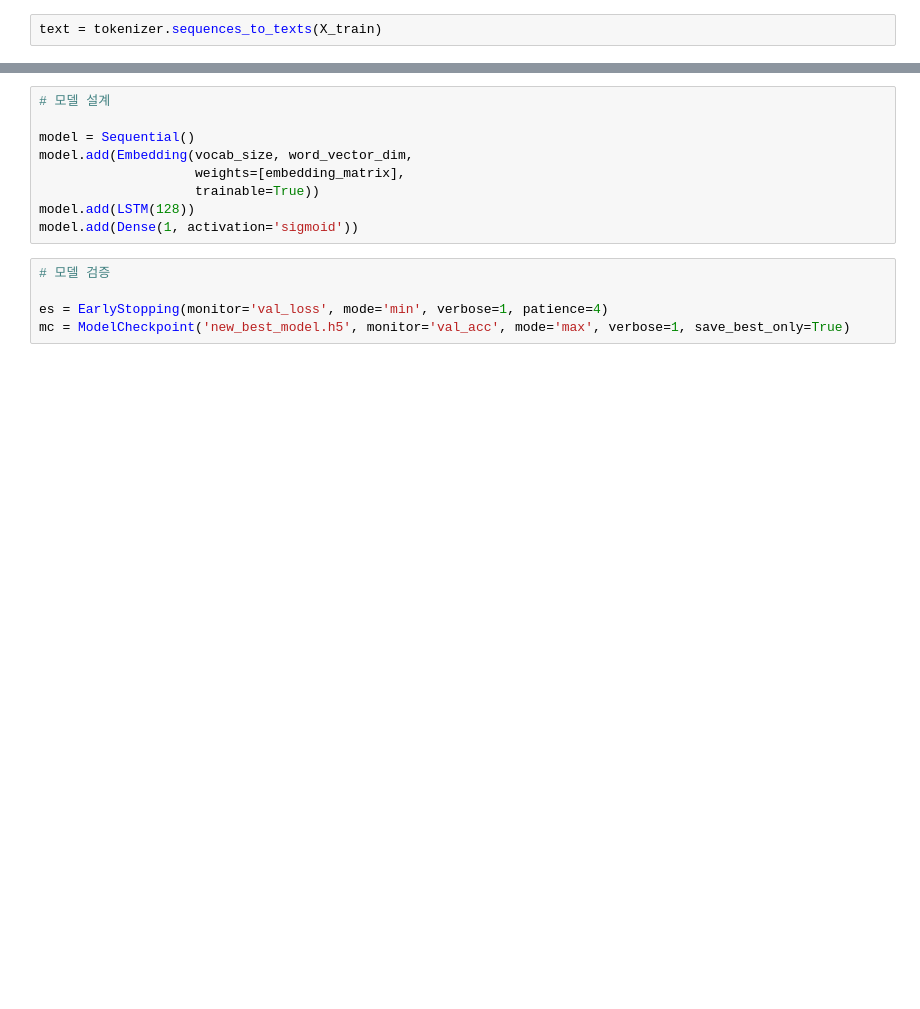
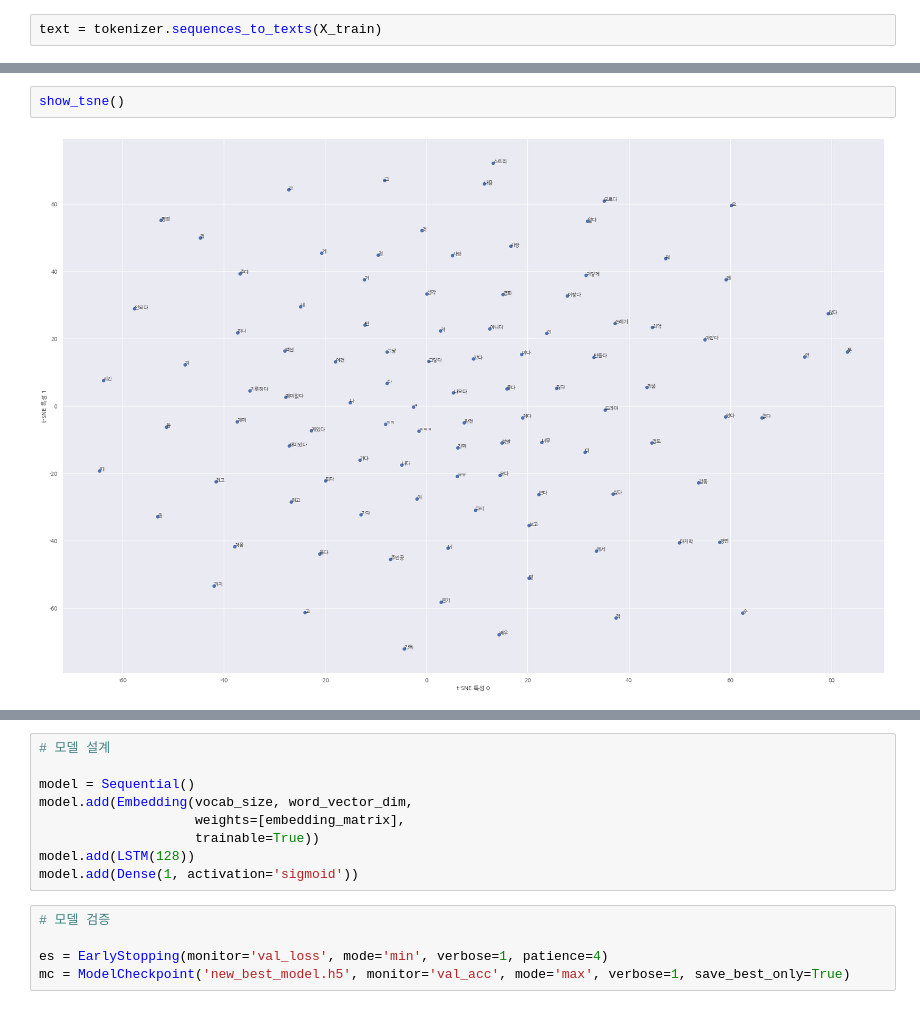
Before and after one commit to seongyeon1/aiffel, a Jupyter notebook: Exploration/Quest8/Naver Movie Review - LSTM, CNN.ipynb, the cells around one changed output, grey strips where cells are left out. Cells and saved outputs as stored; diff of their text form; blank space fills up the shorter version.

```diff
--- a/Exploration/Quest8/Naver Movie Review - LSTM, CNN.ipynb
+++ b/Exploration/Quest8/Naver Movie Review - LSTM, CNN.ipynb
@@ -1119,0 +1199,4 @@ len(tokenizer.word_index)
+# %%
+show_tsne()
+# %% [output]
+[figure, added]
```
Also changed, not shown: parts of 77 cells of this notebook.
